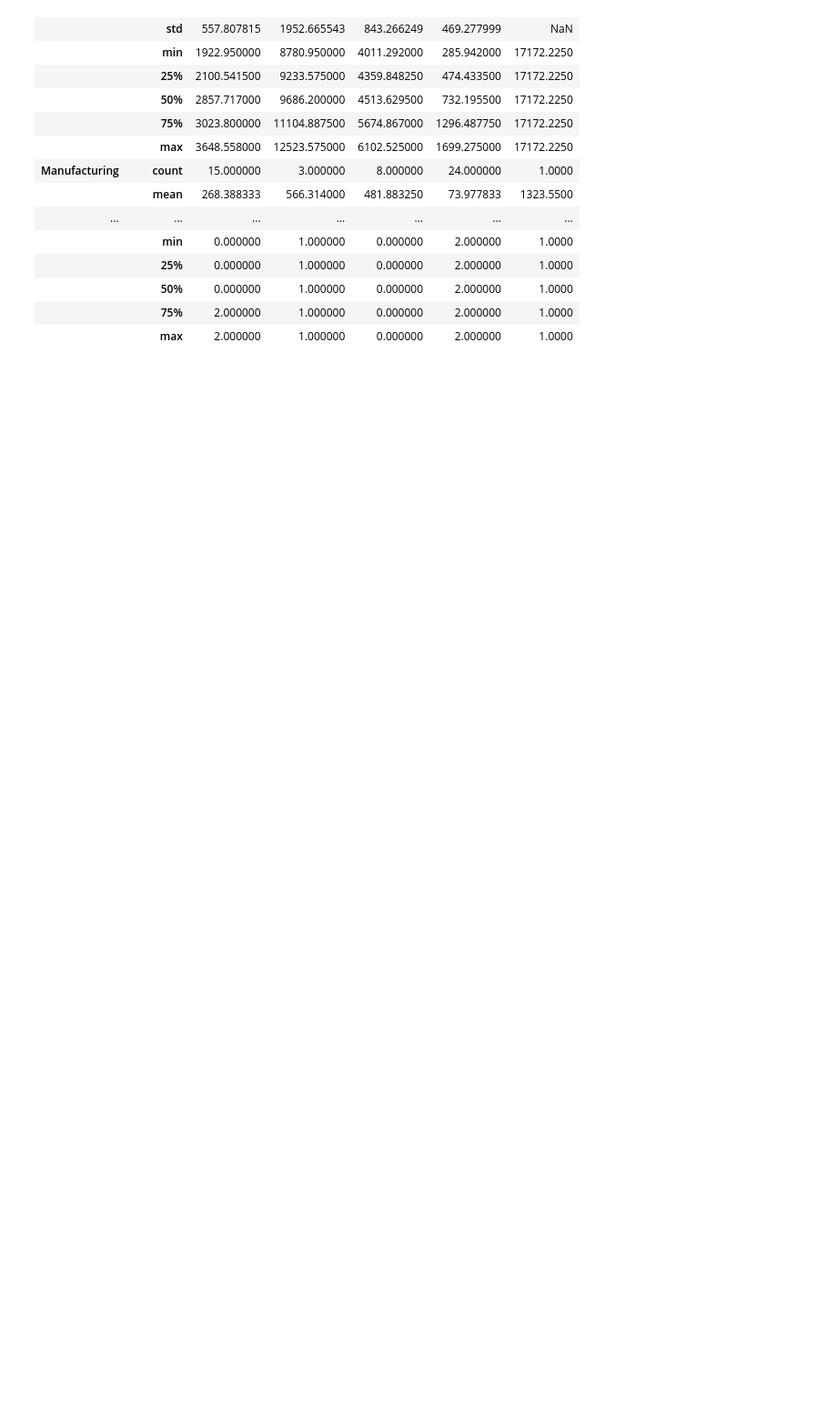
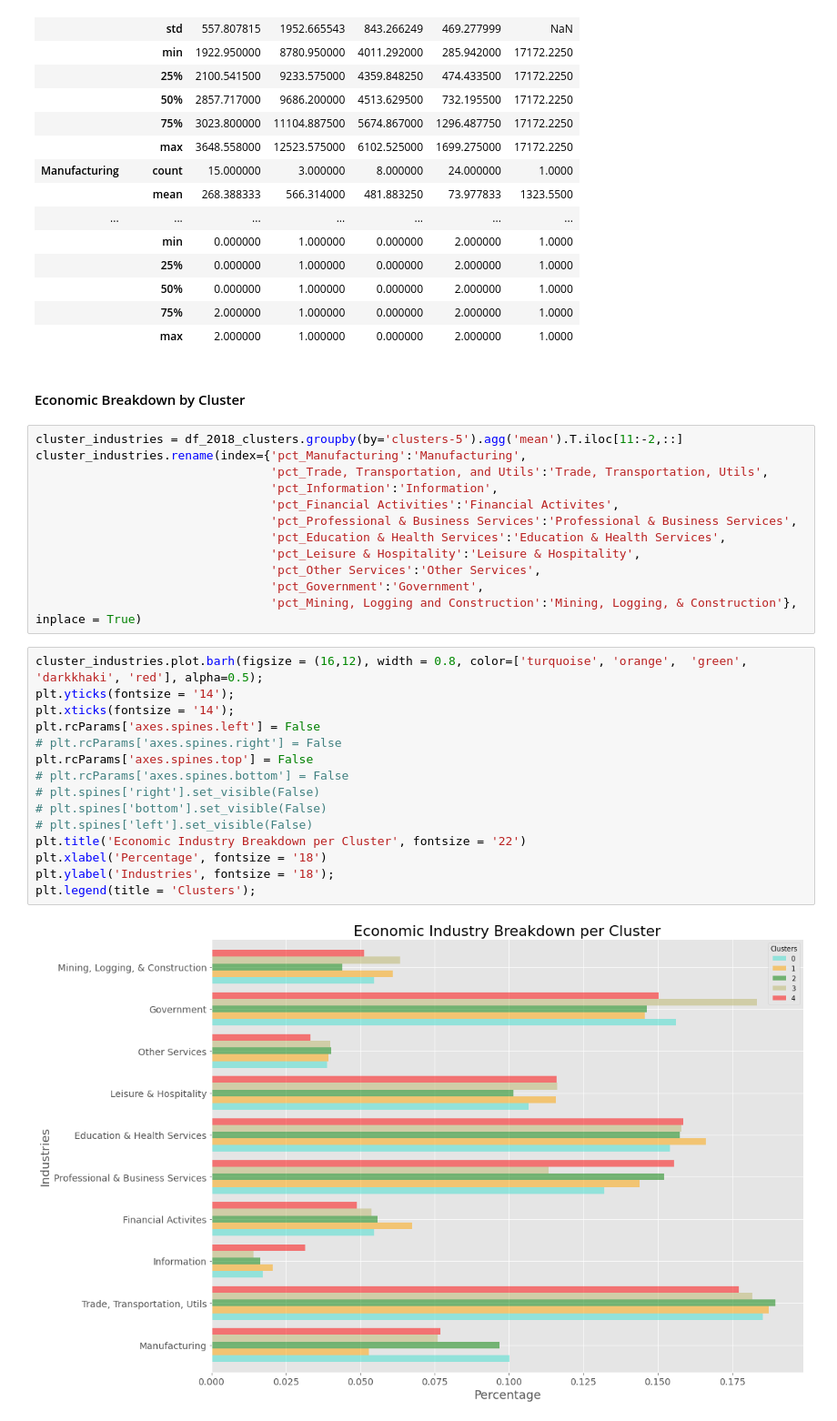
Before and after one commit to sstarr77/economic_resilience_group_project, a Jupyter notebook: Development/01 - Clustering_Development.ipynb, the cells around one changed output. Shown at 91% size. Saved outputs shown, nothing was run; the diff lists cells and outputs as text; blank space fills up the shorter version.

```diff
--- a/Development/01 - Clustering_Development.ipynb
+++ b/Development/01 - Clustering_Development.ipynb
@@ -399,3 +401,34 @@ df_2018_clusters.groupby(by='clusters-5').describe().T
 |  | 50% | 0.000000 | 1.000000 | 0.000000 | 2.000000 | 1.0000 |
 |  | 75% | 2.000000 | 1.000000 | 0.000000 | 2.000000 | 1.0000 |
 |  | max | 2.000000 | 1.000000 | 0.000000 | 2.000000 | 1.0000 |
+# %% [markdown]
+#### Economic Breakdown by Cluster
+# %%
+cluster_industries = df_2018_clusters.groupby(by='clusters-5').agg('mean').T.iloc[11:-2,::]
+cluster_industries.rename(index={'pct_Manufacturing':'Manufacturing',
+                                 'pct_Trade, Transportation, and Utils':'Trade, Transportation, Utils',
+                                 'pct_Information':'Information',
+                                 'pct_Financial Activities':'Financial Activites',
+                                 'pct_Professional & Business Services':'Professional & Business Services',
+                                 'pct_Education & Health Services':'Education & Health Services',
+                                 'pct_Leisure & Hospitality':'Leisure & Hospitality',
+                                 'pct_Other Services':'Other Services',
+                                 'pct_Government':'Government',
+                                 'pct_Mining, Logging and Construction':'Mining, Logging, & Construction'}, inplace = True)
+# %%
+cluster_industries.plot.barh(figsize = (16,12), width = 0.8, color=['turquoise', 'orange',  'green', 'darkkhaki', 'red'], alpha=0.5);
+plt.yticks(fontsize = '14');
+plt.xticks(fontsize = '14');
+plt.rcParams['axes.spines.left'] = False
+# plt.rcParams['axes.spines.right'] = False
+plt.rcParams['axes.spines.top'] = False
+# plt.rcParams['axes.spines.bottom'] = False
+# plt.spines['right'].set_visible(False)
+# plt.spines['bottom'].set_visible(False)
+# plt.spines['left'].set_visible(False)
+plt.title('Economic Industry Breakdown per Cluster', fontsize = '22')
+plt.xlabel('Percentage', fontsize = '18')
+plt.ylabel('Industries', fontsize = '18');
+plt.legend(title = 'Clusters');
+# %% [output]
+[figure, added]
```
Also changed, not shown: parts of 1 cell of this notebook, 10 other files.
